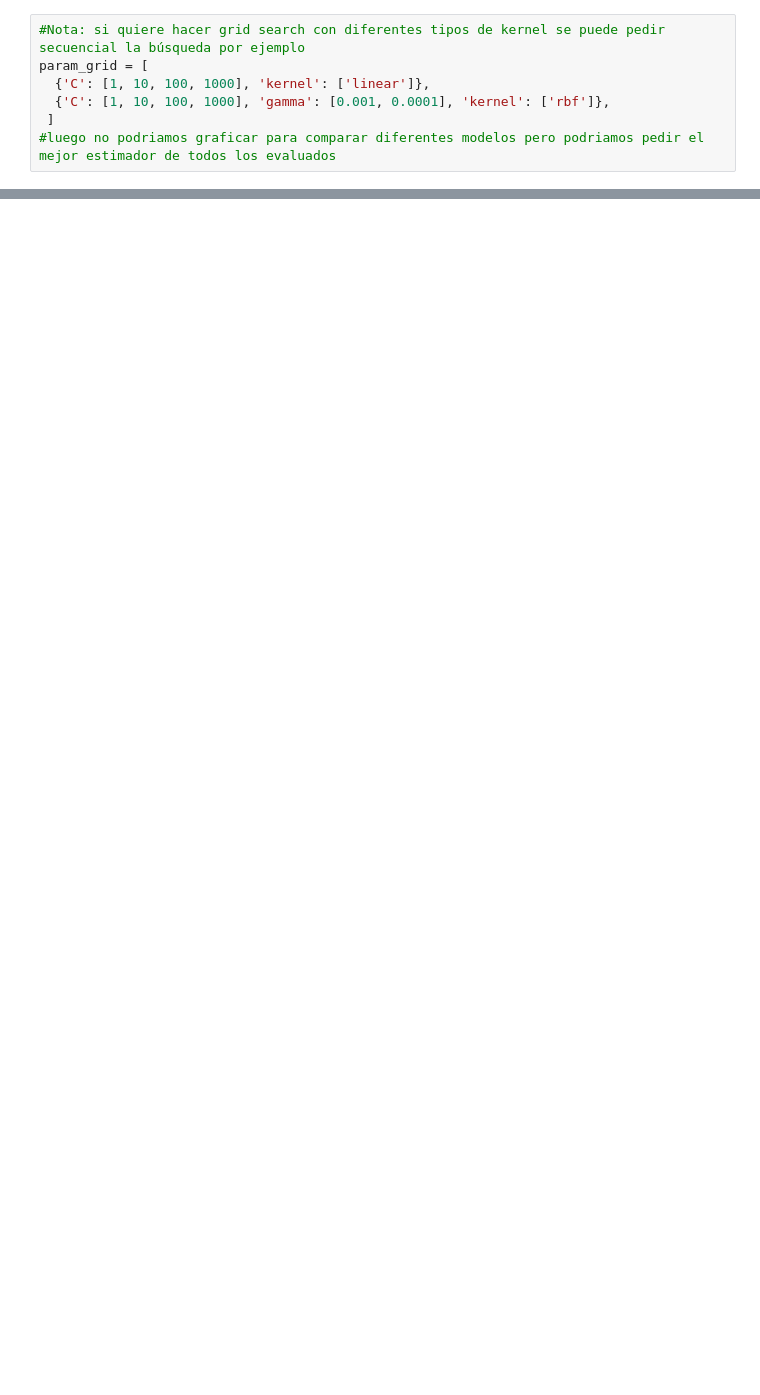
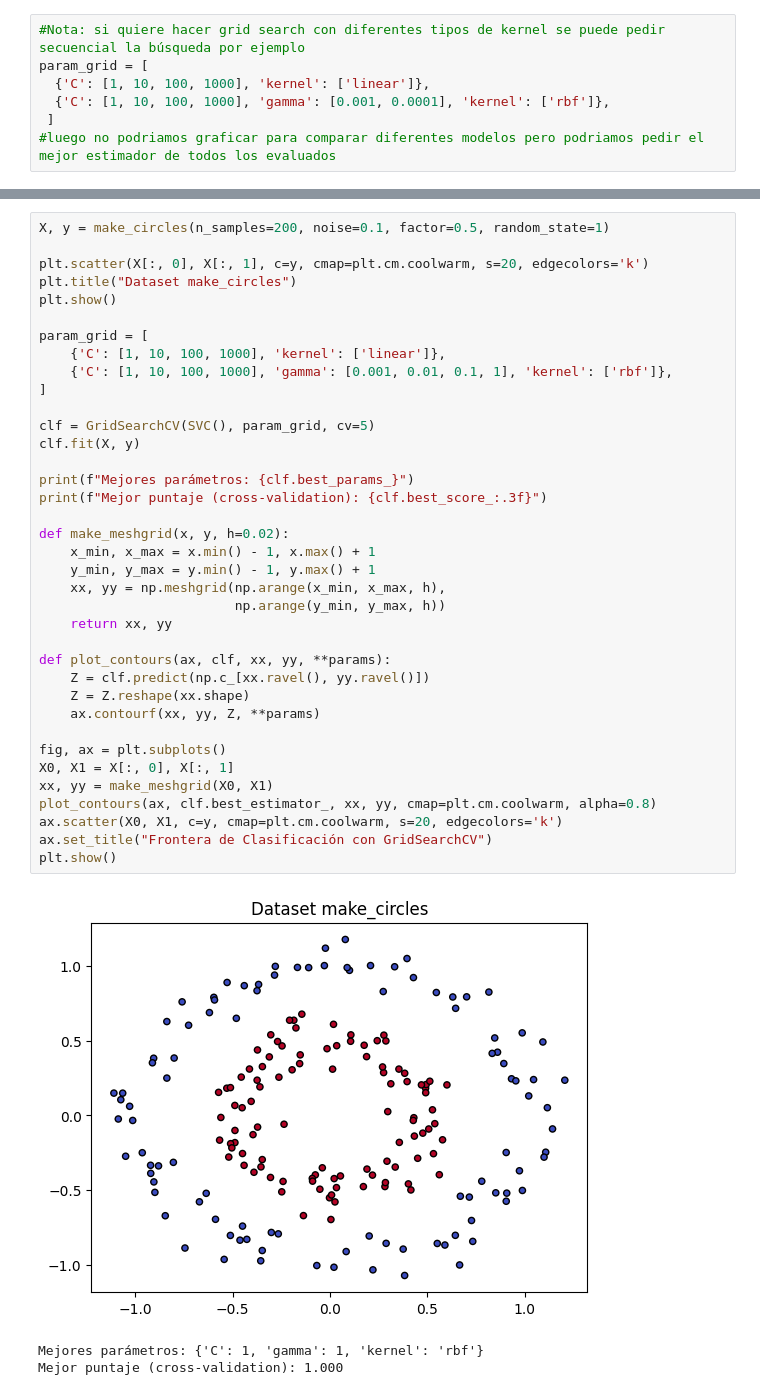
Before and after one commit to Velpe/002_EstudiantesAprendizajeEstadistico, a Jupyter notebook: semestre2024-2/Estudiantes/Vergel_27/Sesion_Tarea_11_SVM_v2.ipynb, the cells around one changed output, grey strips where cells are left out. Cells and saved outputs as stored; diff of their text form; blank space fills up the shorter version.

```diff
--- a/semestre2024-2/Estudiantes/Vergel_27/Sesion_Tarea_11_SVM_v2.ipynb
+++ b/semestre2024-2/Estudiantes/Vergel_27/Sesion_Tarea_11_SVM_v2.ipynb
@@ -353,0 +426,41 @@ param_grid = [
+# %%
+X, y = make_circles(n_samples=200, noise=0.1, factor=0.5, random_state=1)
+
+plt.scatter(X[:, 0], X[:, 1], c=y, cmap=plt.cm.coolwarm, s=20, edgecolors='k')
+plt.title("Dataset make_circles")
+plt.show()
+
+param_grid = [
+    {'C': [1, 10, 100, 1000], 'kernel': ['linear']},
+    {'C': [1, 10, 100, 1000], 'gamma': [0.001, 0.01, 0.1, 1], 'kernel': ['rbf']},
+]
+
+clf = GridSearchCV(SVC(), param_grid, cv=5)
+clf.fit(X, y)
+
+print(f"Mejores parámetros: {clf.best_params_}")
+print(f"Mejor puntaje (cross-validation): {clf.best_score_:.3f}")
+
+def make_meshgrid(x, y, h=0.02):
+    x_min, x_max = x.min() - 1, x.max() + 1
+    y_min, y_max = y.min() - 1, y.max() + 1
+    xx, yy = np.meshgrid(np.arange(x_min, x_max, h),
+                         np.arange(y_min, y_max, h))
+    return xx, yy
+
+def plot_contours(ax, clf, xx, yy, **params):
+    Z = clf.predict(np.c_[xx.ravel(), yy.ravel()])
+    Z = Z.reshape(xx.shape)
+    ax.contourf(xx, yy, Z, **params)
+
+fig, ax = plt.subplots()
+X0, X1 = X[:, 0], X[:, 1]
+xx, yy = make_meshgrid(X0, X1)
+plot_contours(ax, clf.best_estimator_, xx, yy, cmap=plt.cm.coolwarm, alpha=0.8)
+ax.scatter(X0, X1, c=y, cmap=plt.cm.coolwarm, s=20, edgecolors='k')
+ax.set_title("Frontera de Clasificación con GridSearchCV")
+plt.show()
+# %% [output]
+[figure, added]
+Mejores parámetros: {'C': 1, 'gamma': 1, 'kernel': 'rbf'}
+Mejor puntaje (cross-validation): 1.000
```
Also changed, not shown: parts of 16 cells of this notebook.
